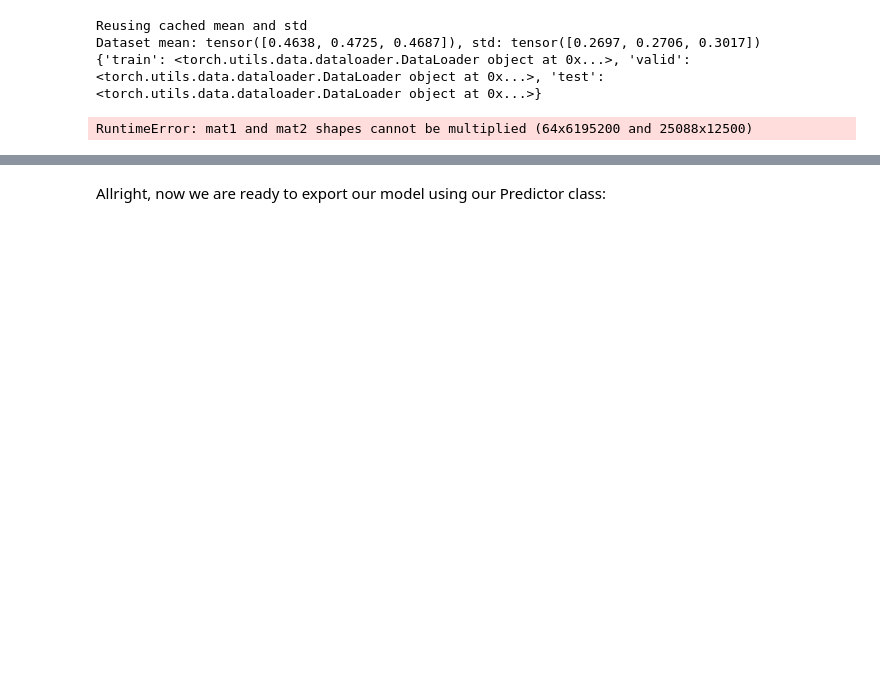
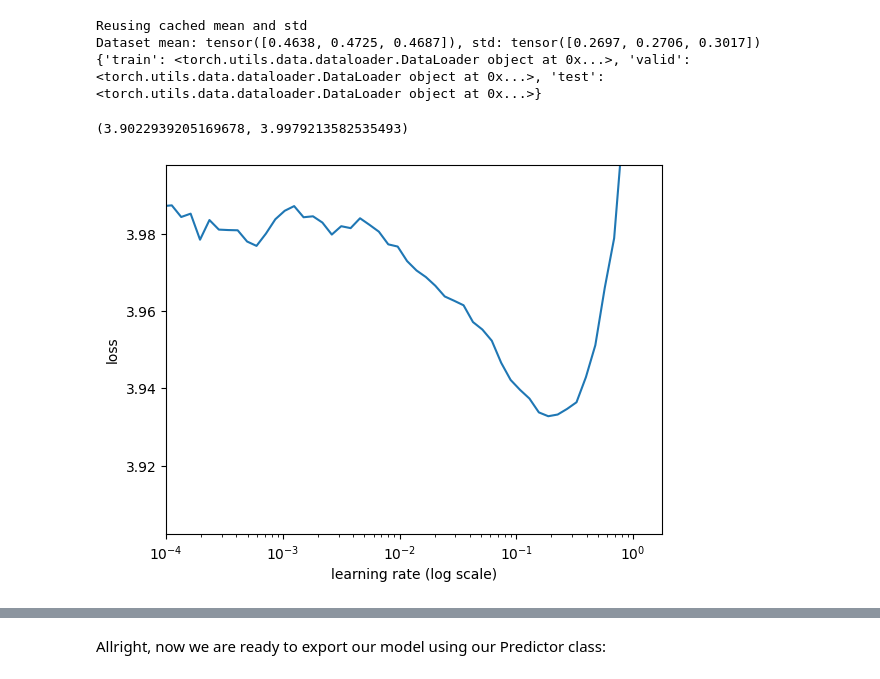
Before and after one commit to michaelgobz/cnn-from-scratch, a Jupyter notebook: cnn_from_scratch.ipynb, the cells around one changed output, grey strips where cells are left out. Drawn from its saved outputs; the diff is of its cells as text; code cells hidden in the pictures; blank space fills up the shorter version.

```diff
--- a/cnn_from_scratch.ipynb
+++ b/cnn_from_scratch.ipynb
@@ -376,35 +376,36 @@ Dataset mean: tensor([0.4638, 0.4725, 0.4687]), std: tensor([0.2697, 0.2706, 0.3
 # find the best learning rate
 import numpy as np
 import multiprocessing
 # learning rate finder
 
 from src.helpers import find_lr
 from src.data import get_data_loaders
 from src.model import MyModel
 from src.optimization import get_loss
 
 import matplotlib.pyplot as plt
 
 # instantiate the model
 
 model = MyModel(num_classes=num_classes, dropout=dropout)
 
 # specify loss function (categorical cross-entropy)
 loss = get_loss()
 
 losses = find_lr(min_lr, max_lr, n_steps, loss, model, data_loaders)
 
 # Plot the results
 plt.plot(losses.keys(), losses.values())
 plt.xscale("log")
 plt.ylabel("loss")
 plt.xlabel("learning rate (log scale)")
 
 # Adjust the range on the y-axis to see things more clearly
 plt.xlim([1e-4, None])
-plt.ylim([min(losses.values()), np.percentile(list(losses.values()), 97)])
+plt.ylim([min(losses.values()), np.percentile(list(losses.values()), 97)])n
 # %% [output]
-RuntimeError: mat1 and mat2 shapes cannot be multiplied (64x6195200 and 25088x12500)
+(3.9022939205169678, 3.9979213582535493)
+[figure, added]
 # %%
 from src.data import get_data_loaders
 from src.train import optimize
```
Also changed, not shown: parts of 12 cells of this notebook.
